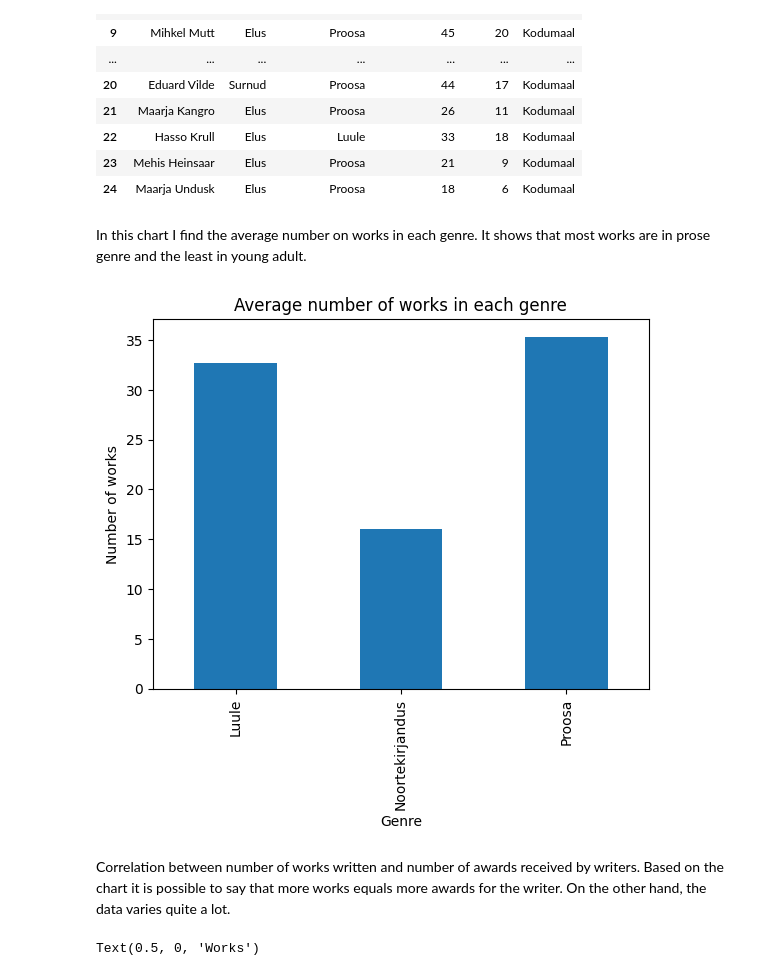
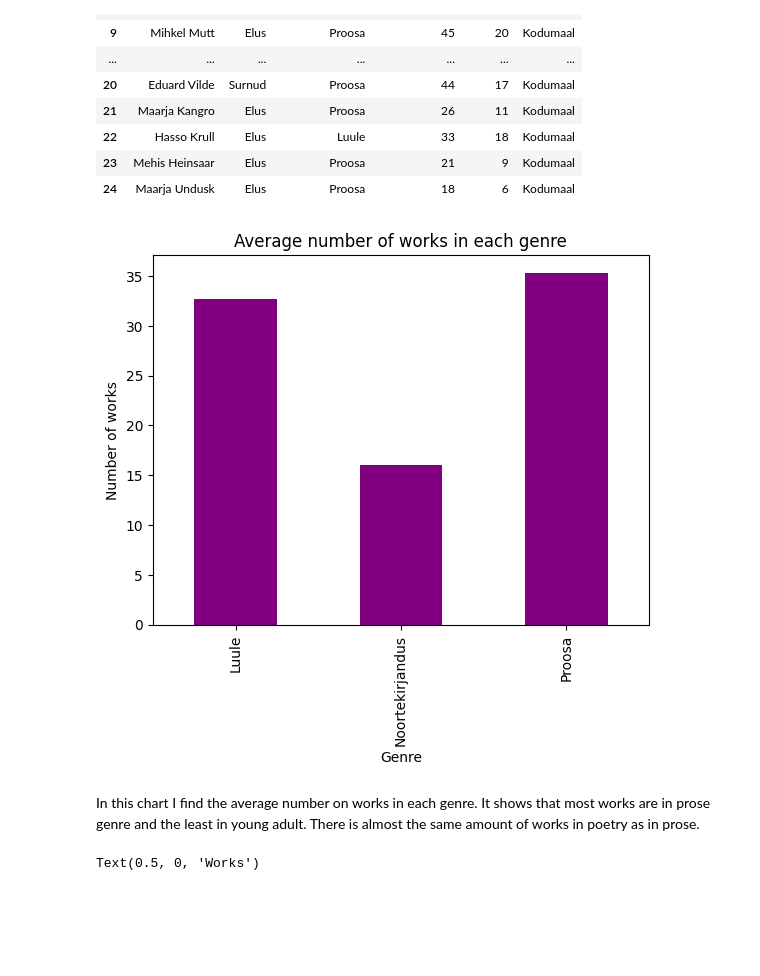
Before and after one commit to kkarnau/dt-2026-data-visualisation, a Jupyter notebook: notebooks/Digital humanities/Homework/Homework5.ipynb, the cells around one changed output. Saved outputs shown, nothing was run; the diff lists cells and outputs as text; code cells hidden in the pictures; blank space fills up the shorter version.

```diff
--- a/notebooks/Digital humanities/Homework/Homework5.ipynb
+++ b/notebooks/Digital humanities/Homework/Homework5.ipynb
@@ -20,20 +20,18 @@ df
 | 22 | Hasso Krull | Elus | Luule | 33 | 18 | Kodumaal |
 | 23 | Mehis Heinsaar | Elus | Proosa | 21 | 9 | Kodumaal |
 | 24 | Maarja Undusk | Elus | Proosa | 18 | 6 | Kodumaal |
-# %% [markdown]
-In this chart I find the average number on works in each genre. It shows that most works are in prose genre and the least in young adult.
 # %%
 import matplotlib.pyplot as plt
 avg_age= df.groupby("Genre")["Works written"].mean()
-avg_age.plot(kind="bar")
+avg_age.plot(kind="bar", color="#800080")
 plt.title("Average number of works in each genre")
 plt.ylabel("Number of works")
 plt.xlabel("Genre")
 plt.show()
 # %% [output]
-[figure, old version]
+[figure, new version]
-# %% [markdown]
-Correlation between number of works written and number of awards received by writers. Based on the chart it is possible to say that more works equals more awards for the writer. On the other hand, the data varies quite a lot.
+# %% [markdown]
+In this chart I find the average number on works in each genre. It shows that most works are in prose genre and the least in young adult. There is almost the same amount of works in poetry as in prose.
 # %%
 plt.scatter(df["Works written"], df["Awards"], s=df["Awards"]*40, alpha=0.4, color="#FFC0CB")
 plt.title("Awards vs works written")
```
Also changed, not shown: parts of 6 cells of this notebook, 2 other files.
